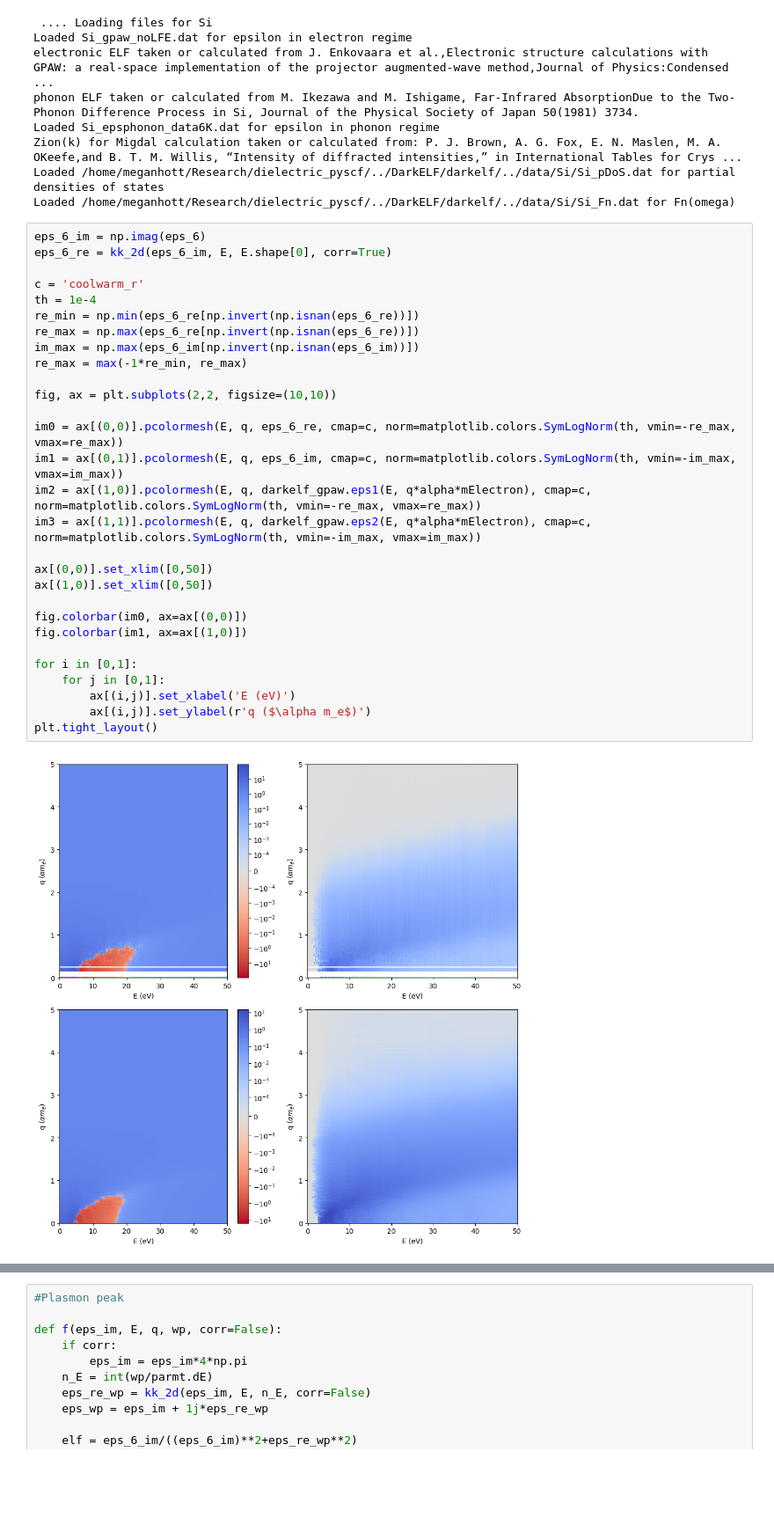
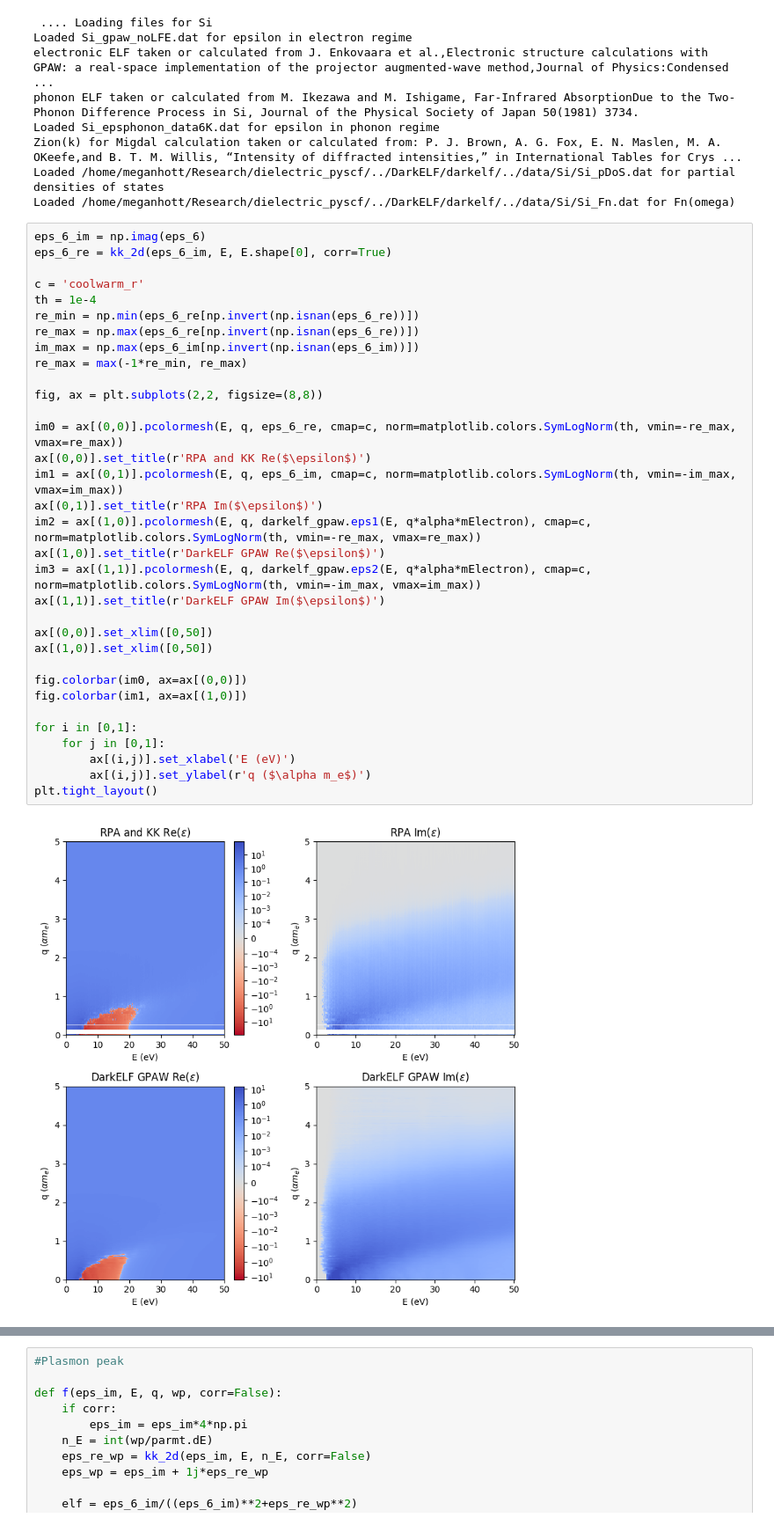
Before and after one commit to meganhott/QCDark2, a Jupyter notebook: plasmon_peak.ipynb, the cells around one changed output, grey strips where cells are left out. Shown: that part at 88% size. Saved outputs shown, nothing was run; the diff lists cells and outputs as text; blank space fills up the shorter version.

Commit message:
plots update

```diff
--- a/plasmon_peak.ipynb
+++ b/plasmon_peak.ipynb
@@ -49,31 +49,35 @@ Loaded /home/meganhott/Research/dielectric_pyscf/../DarkELF/darkelf/../data/Si/S
 # %%
 eps_6_im = np.imag(eps_6)
 eps_6_re = kk_2d(eps_6_im, E, E.shape[0], corr=True)
 
 c = 'coolwarm_r'
 th = 1e-4
 re_min = np.min(eps_6_re[np.invert(np.isnan(eps_6_re))])
 re_max = np.max(eps_6_re[np.invert(np.isnan(eps_6_re))])
 im_max = np.max(eps_6_im[np.invert(np.isnan(eps_6_im))])
 re_max = max(-1*re_min, re_max)
 
-fig, ax = plt.subplots(2,2, figsize=(10,10))
+fig, ax = plt.subplots(2,2, figsize=(8,8))
 
 im0 = ax[(0,0)].pcolormesh(E, q, eps_6_re, cmap=c, norm=matplotlib.colors.SymLogNorm(th, vmin=-re_max, vmax=re_max))
+ax[(0,0)].set_title(r'RPA and KK Re($\epsilon$)')
 im1 = ax[(0,1)].pcolormesh(E, q, eps_6_im, cmap=c, norm=matplotlib.colors.SymLogNorm(th, vmin=-im_max, vmax=im_max))
+ax[(0,1)].set_title(r'RPA Im($\epsilon$)')
 im2 = ax[(1,0)].pcolormesh(E, q, darkelf_gpaw.eps1(E, q*alpha*mElectron), cmap=c, norm=matplotlib.colors.SymLogNorm(th, vmin=-re_max, vmax=re_max))
+ax[(1,0)].set_title(r'DarkELF GPAW Re($\epsilon$)')
 im3 = ax[(1,1)].pcolormesh(E, q, darkelf_gpaw.eps2(E, q*alpha*mElectron), cmap=c, norm=matplotlib.colors.SymLogNorm(th, vmin=-im_max, vmax=im_max))
+ax[(1,1)].set_title(r'DarkELF GPAW Im($\epsilon$)')
 
 ax[(0,0)].set_xlim([0,50])
 ax[(1,0)].set_xlim([0,50])
 
 fig.colorbar(im0, ax=ax[(0,0)])
 fig.colorbar(im1, ax=ax[(1,0)])
 
 for i in [0,1]:
     for j in [0,1]:
         ax[(i,j)].set_xlabel('E (eV)')
         ax[(i,j)].set_ylabel(r'q ($\alpha m_e$)')
 plt.tight_layout()
 # %% [output]
-[figure, old version]
+[figure, new version]
```
Also changed, not shown: parts of 4 cells of this notebook.
